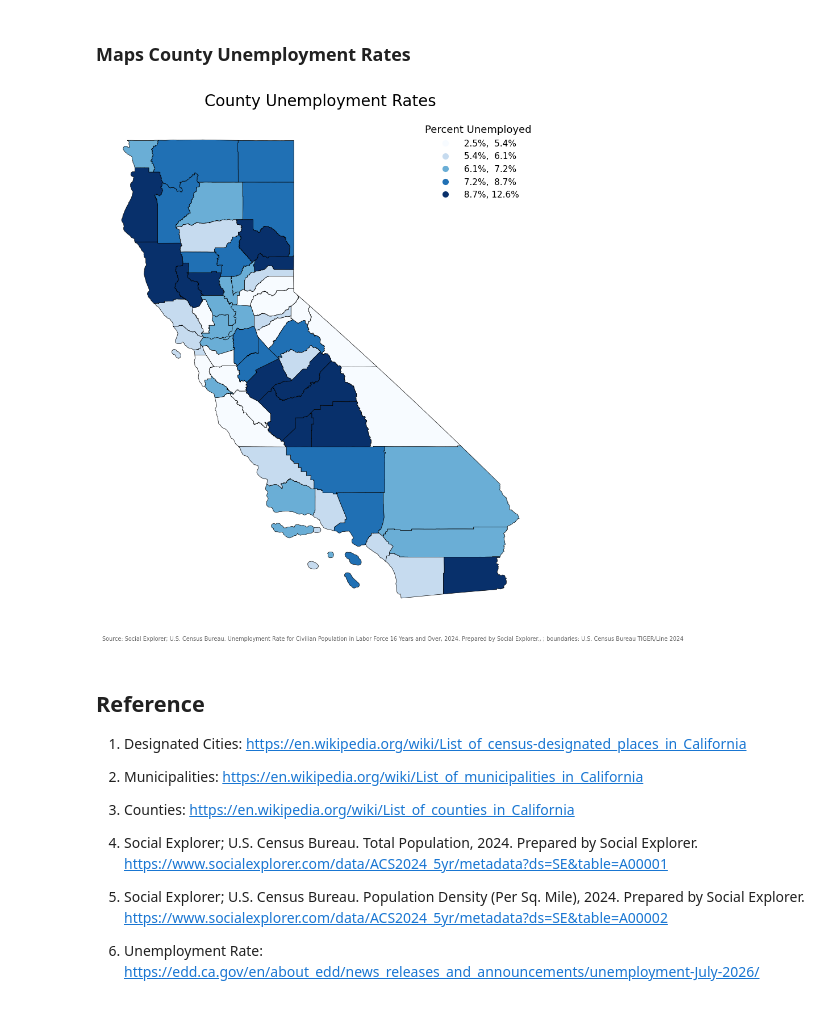
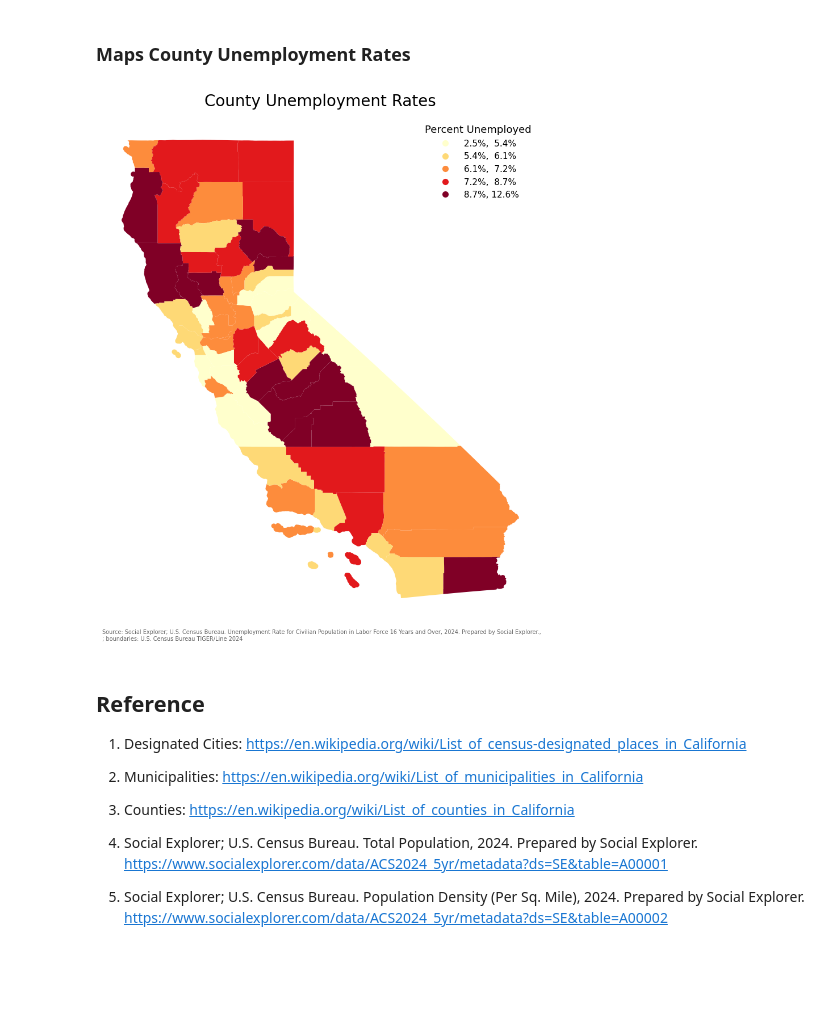
Before and after one commit to HowardChen0211/gisPy, a Jupyter notebook: ProblemSets_map.ipynb, the cells around one changed output. Drawn from its saved outputs; the diff is of its cells as text; code cells hidden in the pictures; blank space fills up the shorter version.

```diff
--- a/ProblemSets_map.ipynb
+++ b/ProblemSets_map.ipynb
@@ -674,36 +677,36 @@ dtype: int64
 # %%
 # Source: https://geopandas.org/en/stable/docs/user_guide/mapping.html
 
 fig, ax = plt.subplots(1, 1, figsize=(8, 10))
 
 gdf.plot(
     ax=ax,
     column="Rate", # Data to plot
-    cmap='Blues', # color palette
+    cmap='YlOrRd', # color palette
     legend=True,
     scheme='quantiles', # k = 5, Number of classes defalut is 5
     linewidth=0.5,
     legend_kwds={"title": "Percent Unemployed", 'fmt': '{:.1f}%', 'loc': 'upper right',
                   'markerscale': 0.8, 'frameon': False, 'fontsize': 11, "title_fontsize": 13}
 )
 
 
 ax.set_title("County Unemployment Rates",
              fontsize=20, pad=14)
 
 
 fig.text(0.02, 0.015,
          "Source: Social Explorer; U.S. Census Bureau. Unemployment Rate for Civilian Population in Labor Force 16 Years and Over, 2024. Prepared by Social Explorer., "
-         "; boundaries: U.S. Census Bureau TIGER/Line 2024",
+         "\n; boundaries: U.S. Census Bureau TIGER/Line 2024",
          fontsize=7, color="#666666")
 
 ax.set_axis_off()
 ax.set_xticks([])
 ax.set_yticks([])
 fig.tight_layout()
 plt.show()
 # %% [output]
-[figure, old version]
+[figure, new version]
 # %% [markdown]
 ## Reference
 1. Designated Cities: https://en.wikipedia.org/wiki/List_of_census-designated_places_in_California
@@ -713,6 +716,5 @@ plt.show()
 3. Counties: https://en.wikipedia.org/wiki/List_of_counties_in_California
 
 4. Social Explorer; U.S. Census Bureau. Total Population, 2024. Prepared by Social Explorer. https://www.socialexplorer.com/data/ACS2024_5yr/metadata?ds=SE&table=A00001
+
 5. Social Explorer; U.S. Census Bureau. Population Density (Per Sq. Mile), 2024. Prepared by Social Explorer. https://www.socialexplorer.com/data/ACS2024_5yr/metadata?ds=SE&table=A00002
-
-6. Unemployment Rate: https://edd.ca.gov/en/about_edd/news_releases_and_announcements/unemployment-July-2026/
```
Also changed, not shown: parts of 7 cells of this notebook.
